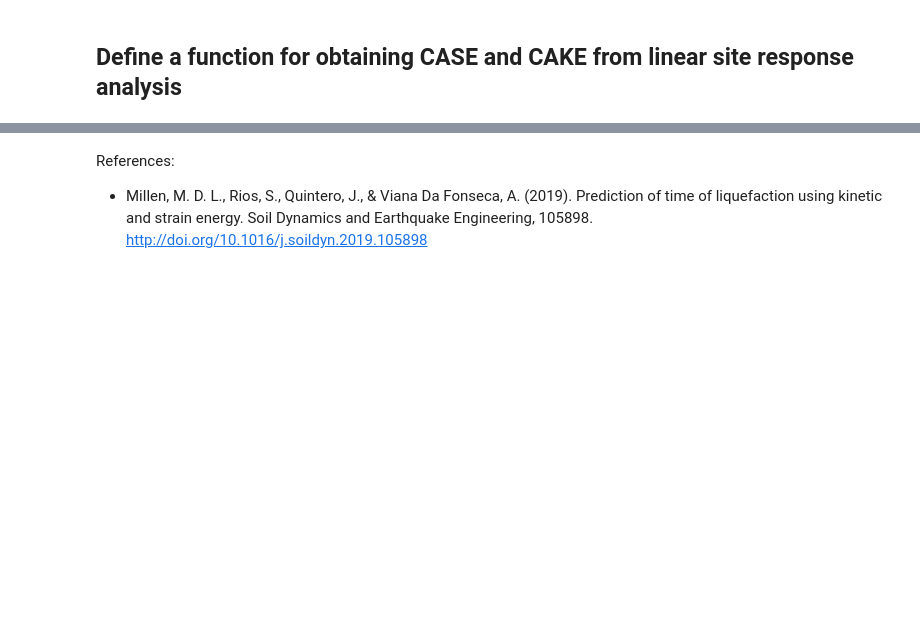
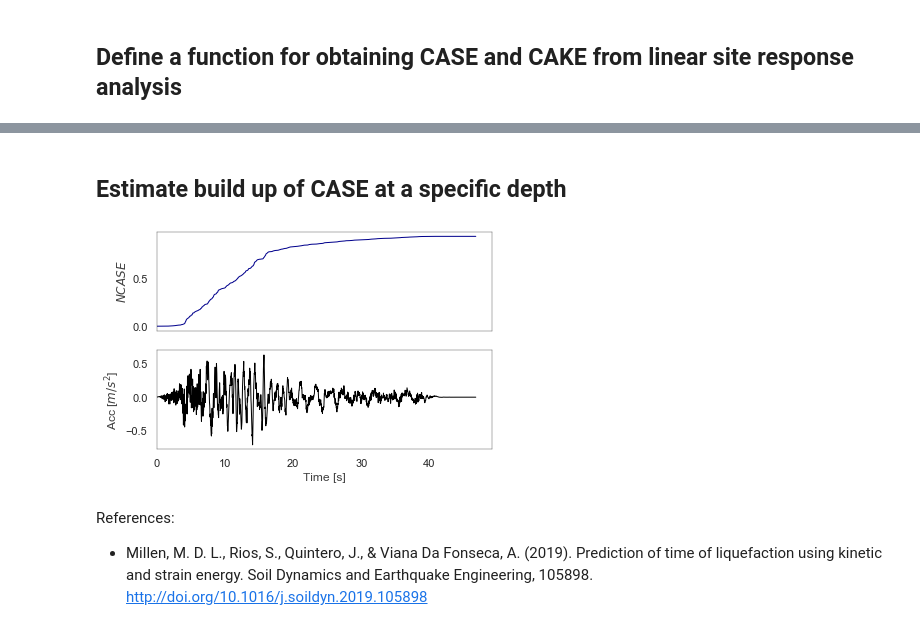
Before and after one commit to eng-tools/liquepy, a Jupyter notebook: examples/example2_estimate_cumulative_strain_energy_w_depth.ipynb, the cells around one changed output, grey strips where cells are left out. Cells and saved outputs as stored; diff of their text form; code cells hidden in the pictures; blank space fills up the shorter version.

```diff
--- a/examples/example2_estimate_cumulative_strain_energy_w_depth.ipynb
+++ b/examples/example2_estimate_cumulative_strain_energy_w_depth.ipynb
@@ -150,0 +143,16 @@ LSN: 25.16
+# %%
+damp = 0.03
+sp = sm.SoilProfile()  # Soil profile object
+# Top layer
+sl1 = sm.Soil(g_mod=40.0e6, unit_dry_weight=20.0e3)
+sl1.xi = damp
+sp.add_layer(depth=0, soil=sl1)
+# Middle layer - with lower shear modulus
+sl2 = sm.Soil(g_mod=30.0e6, unit_dry_weight=20.0e3)
+sl2.xi = damp
+sp.add_layer(depth=10, soil=sl2)
+# Bottom layer
+sl3 = sm.Soil(g_mod=40.0e6, unit_dry_weight=20.0e3)
+sl3.xi = damp
+sp.add_layer(depth=20, soil=sl3)
+sp.height = 30  # m
@@ -150,0 +161,12 @@ LSN: 25.16
+# %%
+acc = np.loadtxt('test_motion_dt0p01.txt', skiprows=2)
+dt = 0.01
+
+# Create pysra motion object, Should be input as g
+m = pysra.motion.TimeSeriesMotion('test motion', description=None, time_step=dt, accels=acc / 9.8)
+
+# Calculate the input CAKE to normalise the plots
+in_signal = eqsig.AccSignal((m.accels / 2) * 9.8, m.time_step)  # Should be input as m/s2 (note divide by 2)
+rho = sp.layer(3).unit_dry_weight / 9.8
+in_uke = eqsig.im.calc_unit_kinetic_energy(in_signal)[-1]
+in_cake = in_uke * rho
@@ -151,3 +224,19 @@ LSN: 25.16
+# %% [markdown]
+## Estimate build up of CASE at a specific depth
+# %%
+y_depths = np.array([5.])  # compute at 5m
+pred_case_b = lq.trigger.nses.est_case_1d_millen_et_al_2019(sp, in_signal, odepths, xi=damp, start=True, trim=True)[0]
+
+bf, sps = plt.subplots(nrows=2, sharex='col')
+sps[0].plot(in_signal.time, pred_case_b, c=cbox(0), lw=1)
+sps[1].plot(in_signal.time, in_signal.values, c='k', lw=1)
+ef.xy(sps[0], x_origin=True)
+ef.xy(sps[-1], x_origin=True)
+sps[0].set_ylabel('$NCASE$')
+sps[1].set_ylabel('Acc [$m/s^2$]')
+a = sps[-1].set_xlabel('Time [s]')
+# %% [output]
+[figure, added]
 # %% [markdown]
 References:
 
```
Also changed, not shown: parts of 12 cells of this notebook, 4 other files.
